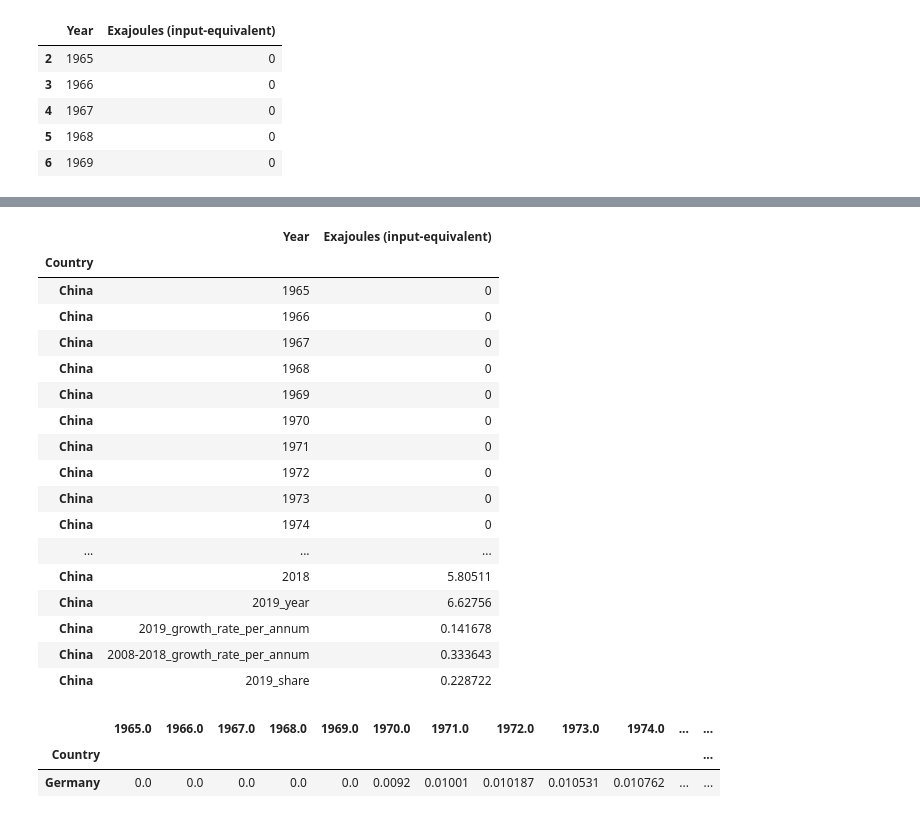
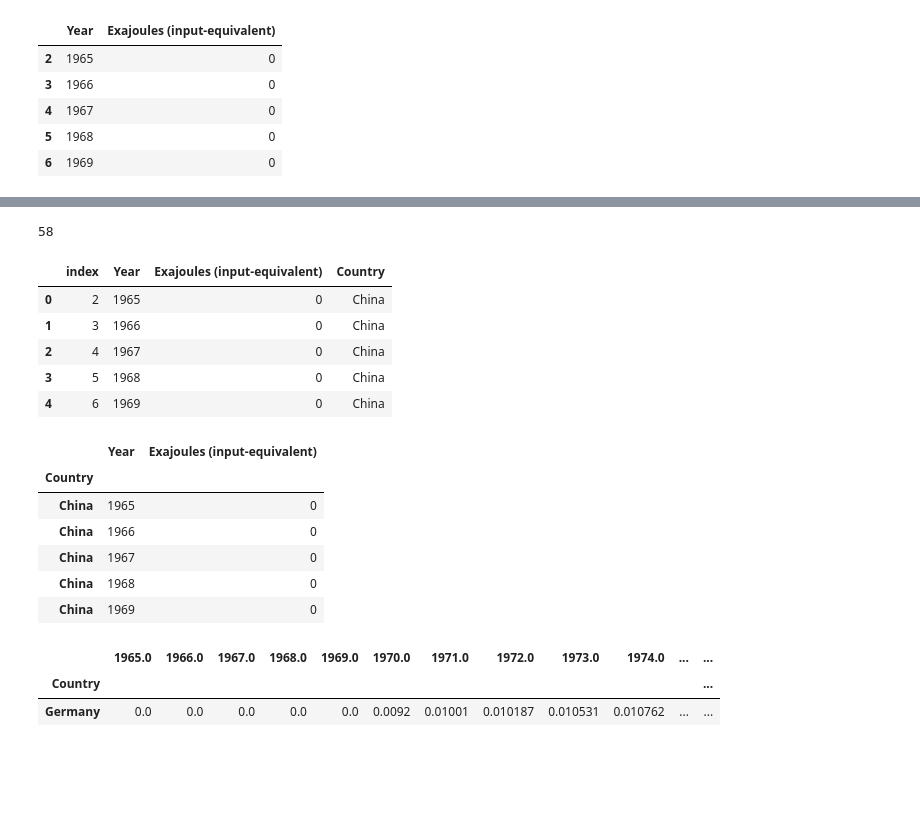
Before and after one commit to yuyhong23/ETL_Project, a Jupyter notebook: ETL_PROJECT.ipynb, the cells around one changed output, grey strips where cells are left out. Saved outputs shown, nothing was run; the diff lists cells and outputs as text; code cells hidden in the pictures; blank space fills up the shorter version.

```diff
--- a/ETL_PROJECT.ipynb
+++ b/ETL_PROJECT.ipynb
@@ -581,26 +635,36 @@ bp_rc_china
+# %%
+# Find the lens of the data
+len(bp_rc_china)
+# %% [output]
+58
+# %%
+# Use the len number to multiply the "China" to create a column of country name
+# Add the country column to the dataframe
+# Reset index
+china_name = ["China"] * len(bp_rc_china)
+bp_rc_china["Country"] = china_name
+bp_rc_china.reset_index(inplace=True)
+bp_rc_china.head()
+# %% [output]
+|  | index | Year | Exajoules (input-equivalent) | Country |
+| 0 | 2 | 1965 | 0 | China |
+| 1 | 3 | 1966 | 0 | China |
+| 2 | 4 | 1967 | 0 | China |
+| 3 | 5 | 1968 | 0 | China |
+| 4 | 6 | 1969 | 0 | China |
 # %%
+# Delete the index and set index to country
 del bp_rc_china["index"]
 bp_rc_china.set_index("Country", inplace=True)
-bp_rc_china
+bp_rc_china.head()
 # %% [output]
 |  | Year | Exajoules (input-equivalent) |
 | Country |  |  |
 | China | 1965 | 0 |
 | China | 1966 | 0 |
 | China | 1967 | 0 |
 | China | 1968 | 0 |
 | China | 1969 | 0 |
-| China | 1970 | 0 |
-| China | 1971 | 0 |
-| China | 1972 | 0 |
-| China | 1973 | 0 |
-| China | 1974 | 0 |
-| ... | ... | ... |
-| China | 2018 | 5.80511 |
-| China | 2019_year | 6.62756 |
-| China | 2019_growth_rate_per_annum | 0.141678 |
-| China | 2008-2018_growth_rate_per_annum | 0.333643 |
-| China | 2019_share | 0.228722 |
 # %%
 # Extracting Germany's data
 # Reset index to "Country"
```
Also changed, not shown: parts of 13 cells of this notebook.
